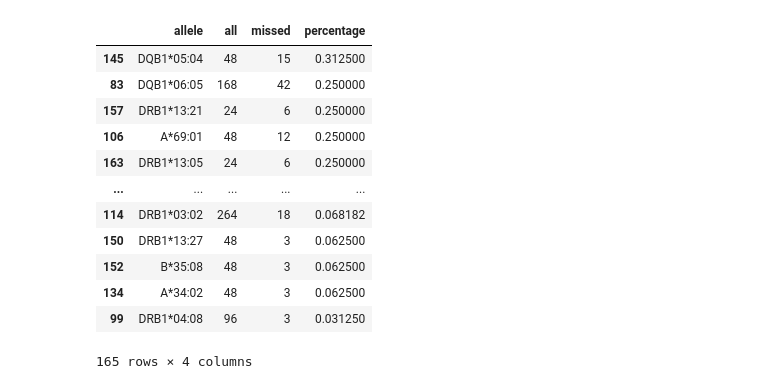
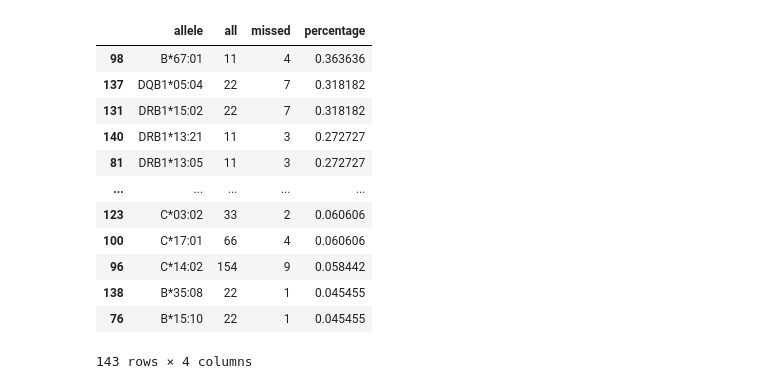
Before and after one commit to ydottie/hlaproject, a Jupyter notebook: notebooks/misreadalleles_by_ancestry_boxscatter.ipynb, the cells around one changed output. Drawn from its saved outputs; the diff is of its cells as text; code cells hidden in the pictures.

```diff
--- a/notebooks/misreadalleles_by_ancestry_boxscatter.ipynb
+++ b/notebooks/misreadalleles_by_ancestry_boxscatter.ipynb
@@ -37,22 +14,26 @@ def missed_alleles_per_ancestry(pre,gs):
-# %%
-data = list()
-
-yoruba_missed_alleles = []
-yoruba_total_alleles = []
-europe_missed_alleles = []
-europe_total_alleles = []
-
-
-for t in tools:
-    gs=pd.read_csv("../datasets/1_gs.csv")
-    pre=pd.read_csv("../results/standard/"+str(t)+"_d1.csv")
-
-    ret = missed_alleles_per_ancestry(pre,gs)
-
-    yoruba_missed_alleles.extend(ret[0][0])
-    yoruba_total_alleles.extend(ret[0][1])
-    europe_missed_alleles.extend(ret[1][0])
-    europe_total_alleles.extend(ret[1][1])
+# %%
+europe_df, yoruba_df = split_csv_by_ancestry()
+
+# lists to hold results
+yoruba_missed_alleles = []
+yoruba_total_alleles = []
+europe_missed_alleles = []
+europe_total_alleles = []
+
+
+
+for t in tools:
+
+    pre=pd.read_csv("../results/standard/"+str(t)+"_d1.csv")
+
+    europe_inaccurate,europe_all = get_miscalled_and_all_alleles(pre,europe_df)
+    yoruba_inaccurate,yoruba_all = get_miscalled_and_all_alleles(pre,yoruba_df)
+
+
+    yoruba_missed_alleles.extend(yoruba_inaccurate)
+    yoruba_total_alleles.extend(yoruba_all)
+    europe_missed_alleles.extend(europe_inaccurate)
+    europe_total_alleles.extend(europe_all)
 # %%
 y_missed = Counter(yoruba_missed_alleles)
 y_all = Counter(yoruba_total_alleles)
@@ -86,31 +67,31 @@ df_y
 # %%
 e_missed = Counter(europe_missed_alleles)
 e_all = Counter(europe_total_alleles)
 
 df_e = []
 for k in e_all.keys():
     try:
         df_e.append([k,e_all[k],e_missed[k], (e_missed[k]/e_all[k])])
     except:
         df_e.append([k,e_all[k],0,0])
 
 df_e = pd.DataFrame(df_e,columns=['allele','all','missed','percentage'])
 df_e = df_e.sort_values(by=['percentage'],ascending=False)
-df_e = df_e.drop(index=[3]) # drop top row, it holds na values
+df_e = df_e.drop(index=[118]) # drop top row, it holds na values
 df_e = df_e[df_e.percentage != 0] # drop all zeros... comment out if you want to keep completely accurate alleles in plot
 df_e
 # %% [output]
 |  | allele | all | missed | percentage |
-| 145 | DQB1*05:04 | 48 | 15 | 0.312500 |
-| 83 | DQB1*06:05 | 168 | 42 | 0.250000 |
-| 157 | DRB1*13:21 | 24 | 6 | 0.250000 |
-| 106 | A*69:01 | 48 | 12 | 0.250000 |
-| 163 | DRB1*13:05 | 24 | 6 | 0.250000 |
+| 98 | B*67:01 | 11 | 4 | 0.363636 |
+| 137 | DQB1*05:04 | 22 | 7 | 0.318182 |
+| 131 | DRB1*15:02 | 22 | 7 | 0.318182 |
+| 140 | DRB1*13:21 | 11 | 3 | 0.272727 |
+| 81 | DRB1*13:05 | 11 | 3 | 0.272727 |
 | ... | ... | ... | ... | ... |
-| 114 | DRB1*03:02 | 264 | 18 | 0.068182 |
-| 150 | DRB1*13:27 | 48 | 3 | 0.062500 |
-| 152 | B*35:08 | 48 | 3 | 0.062500 |
-| 134 | A*34:02 | 48 | 3 | 0.062500 |
-| 99 | DRB1*04:08 | 96 | 3 | 0.031250 |
+| 123 | C*03:02 | 33 | 2 | 0.060606 |
+| 100 | C*17:01 | 66 | 4 | 0.060606 |
+| 96 | C*14:02 | 154 | 9 | 0.058442 |
+| 138 | B*35:08 | 22 | 1 | 0.045455 |
+| 76 | B*15:10 | 22 | 1 | 0.045455 |
-165 rows × 4 columns
+143 rows × 4 columns
 # %%
```
Also changed, not shown: parts of 9 cells of this notebook, 3 other files.
